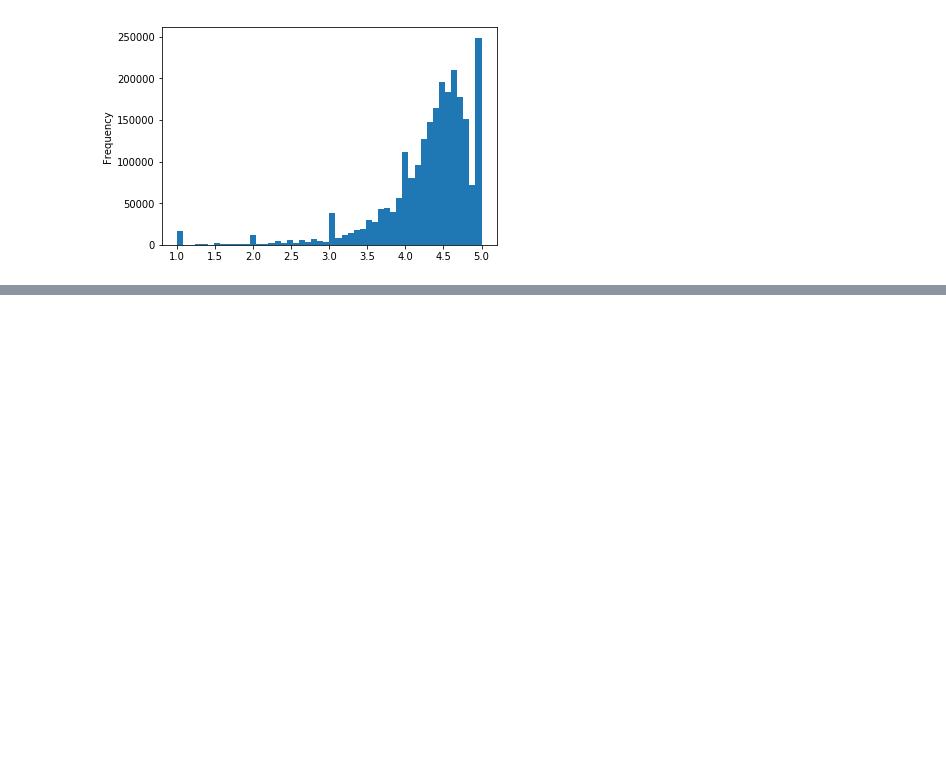
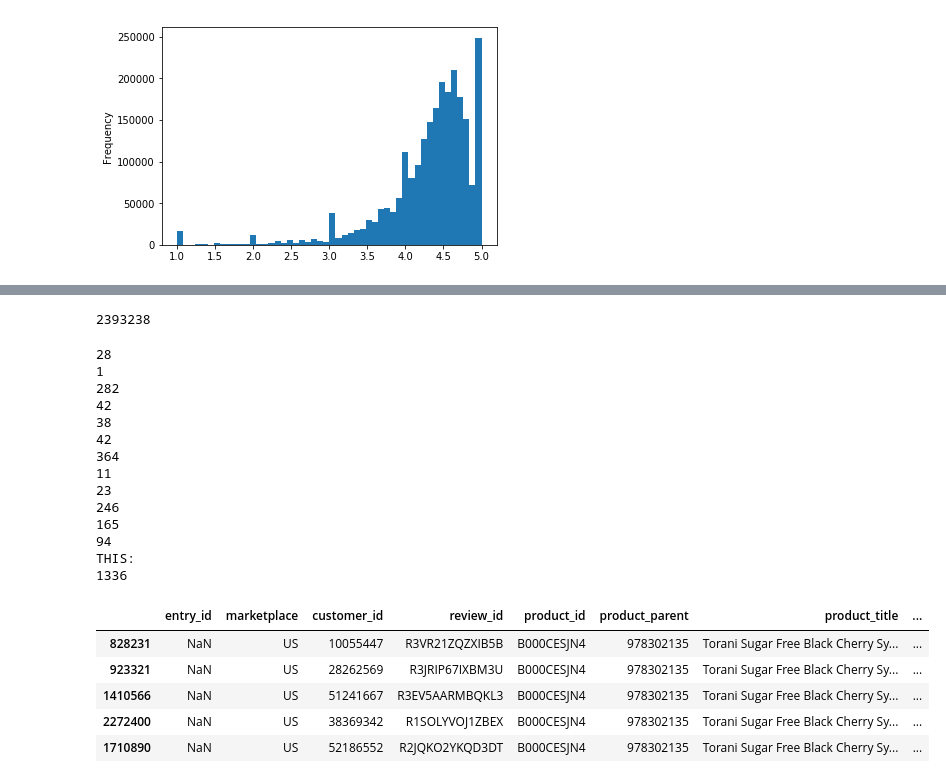
Before and after one commit to Yepadee/ads-cwk, a Jupyter notebook: Preliminary.ipynb, the cells around one changed output, grey strips where cells are left out. Saved outputs shown, nothing was run; the diff lists cells and outputs as text; code cells hidden in the pictures; blank space fills up the shorter version.

Commit message:
Added sampling functions

```diff
--- a/Preliminary.ipynb
+++ b/Preliminary.ipynb
@@ -167,0 +207,54 @@ ax = sorted_rows["avg_rating"].plot.hist(bins = 50)
+# %%
+print(len(dataset))
+# %% [output]
+2393238
+# %%
+def getEntries(dataset, ratio, entriesWanted):
+    numEntries = math.floor(ratio*entriesWanted)
+    samplingSetSize = len(dataset)
+    entries = 0
+
+    collectedRows = pd.DataFrame(columns=['entry_id', 'marketplace', 'customer_id', 'review_id', 'product_id', 'product_parent', 'product_title', 'product_category', 'star_rating', 'helpful_votes', 'total_votes', 'vine', 'verified_purchase', 'review_headline', 'review_body', 'review_date', 'avg_review'])
+
+    while (entries < numEntries):
+        index = random.randint(0, samplingSetSize)
+
+        product_id = sorted_rows.iloc[index]['product_id']
+        reviews = sorted_rows.loc[sorted_rows["product_id"] == product_id]
+        entries += len(reviews)
+
+        if(len(reviews) > 0):
+            print(len(reviews))
+
+        for i in range(len(reviews)):
+            collectedRows = collectedRows.append(reviews.iloc[i])
+
+    return collectedRows
+
+fourEntries = getEntries(four, fourRatio, 10000)
+print("THIS:")
+print(len(fourEntries))
+fourEntries.head()
+
+def subset(entriesWanted):
+# %% [output]
+28
+1
+282
+42
+38
+42
+364
+11
+23
+246
+165
+94
+THIS:
+1336
+|  | entry_id | marketplace | customer_id | review_id | product_id | product_parent | product_title | ... |
+| 828231 | NaN | US | 10055447 | R3VR21ZQZXIB5B | B000CESJN4 | 978302135 | Torani Sugar Free Black Cherry Sy... | ... |
+| 923321 | NaN | US | 28262569 | R3JRIP67IXBM3U | B000CESJN4 | 978302135 | Torani Sugar Free Black Cherry Sy... | ... |
+| 1410566 | NaN | US | 51241667 | R3EV5AARMBQKL3 | B000CESJN4 | 978302135 | Torani Sugar Free Black Cherry Sy... | ... |
+| 2272400 | NaN | US | 38369342 | R1SOLYVOJ1ZBEX | B000CESJN4 | 978302135 | Torani Sugar Free Black Cherry Sy... | ... |
+| 1710890 | NaN | US | 52186552 | R2JQKO2YKQD3DT | B000CESJN4 | 978302135 | Torani Sugar Free Black Cherry Sy... | ... |
```
Also changed, not shown: parts of 3 cells of this notebook.
